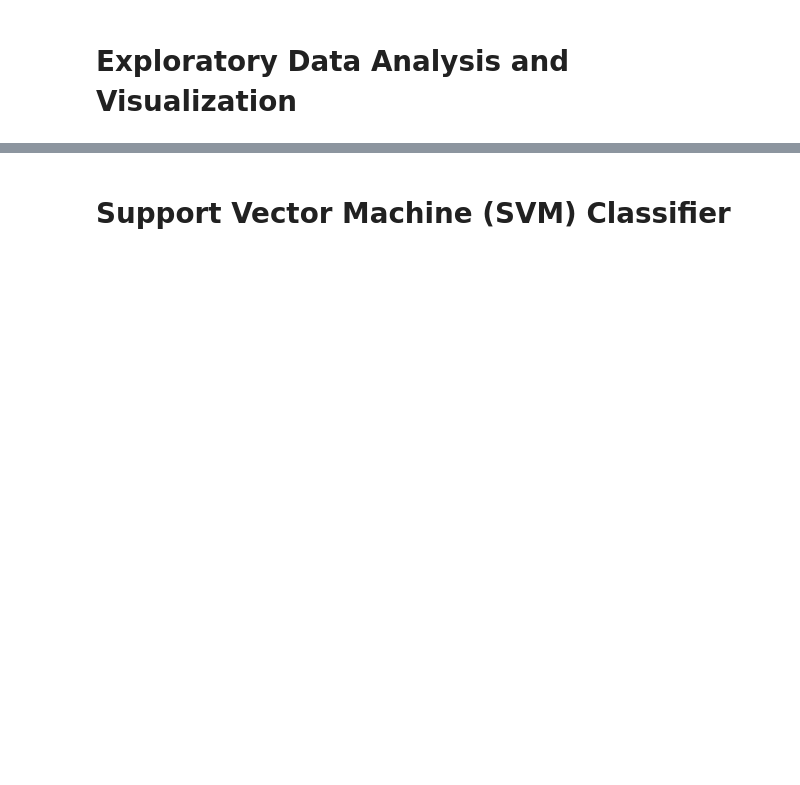
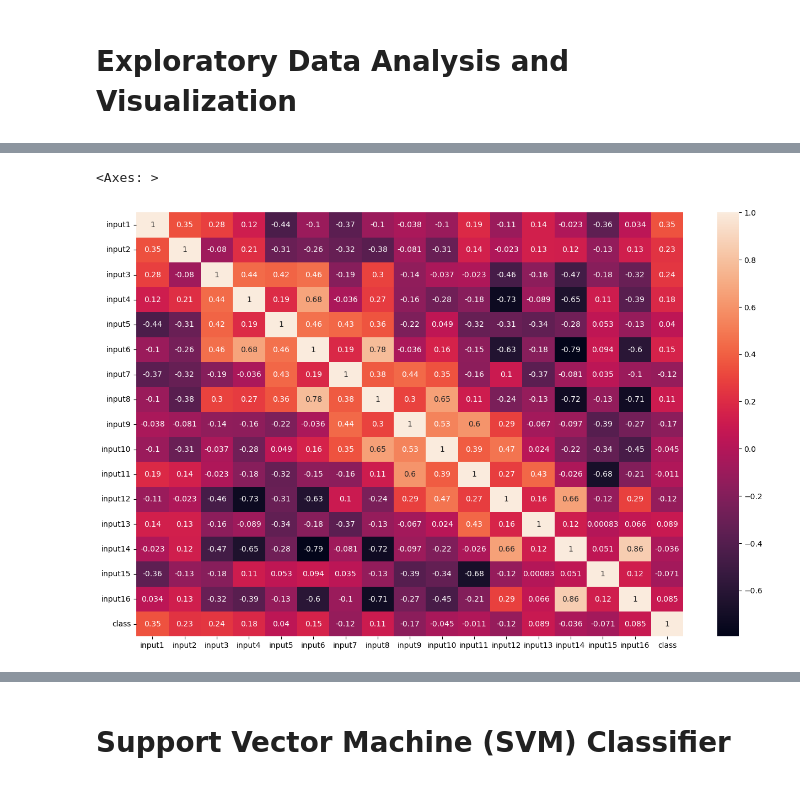
Before and after one commit to TKasanova/Machine_Learning_PROJECTS, a Jupyter notebook: Decision Tree (DT), Support Vector Machines (SVM) ve Random Forest (RF)/Capstone Project-5 Student (Hand_Written_Digits).ipynb, the cells around one changed output, grey strips where cells are left out. Cells and saved outputs as stored; diff of their text form; code cells hidden in the pictures; blank space fills up the shorter version.

```diff
--- a/Decision Tree (DT), Support Vector Machines (SVM) ve Random Forest (RF)/Capstone Project-5 Student (Hand_Written_Digits).ipynb
+++ b/Decision Tree (DT), Support Vector Machines (SVM) ve Random Forest (RF)/Capstone Project-5 Student (Hand_Written_Digits).ipynb
@@ -11,0 +242,6 @@ Data reference link : https://datahub.io/machine-learning/pendigits#readme
+# %%
+plt.figure(figsize =(16,10))
+sns.heatmap(df.corr(), annot = True)
+# %% [output]
+<Axes: >
+[figure, added]
```
Also changed, not shown: parts of 32 cells of this notebook.
